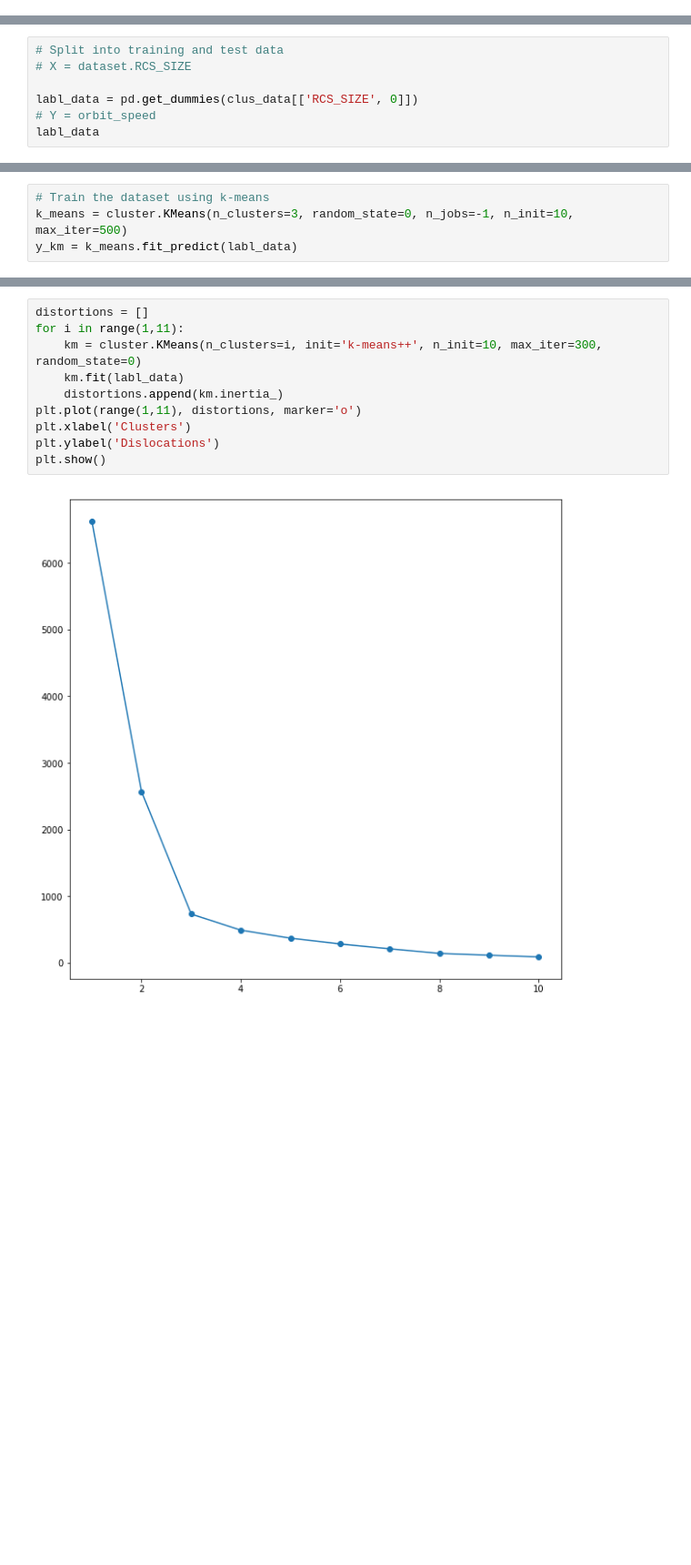
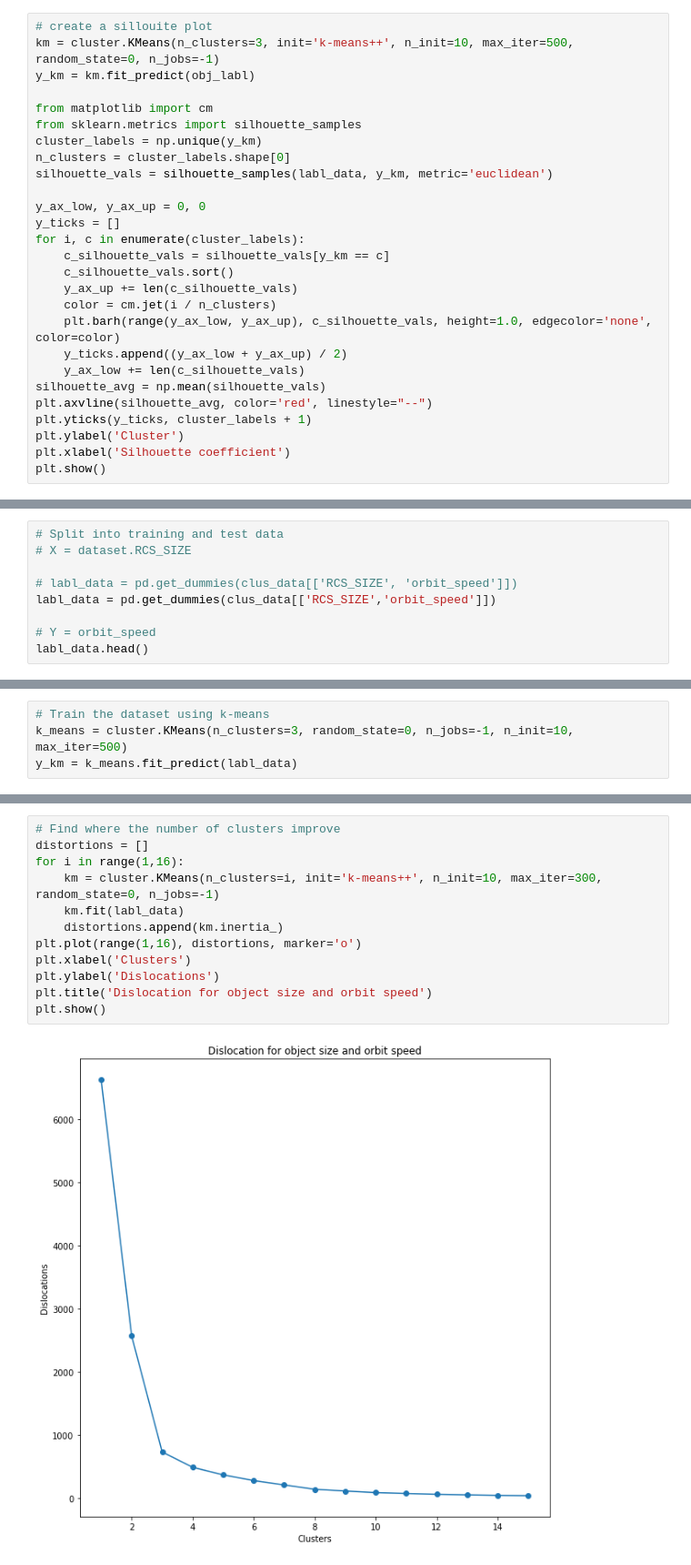
Before and after one commit to dkolosa/SpaceDebrisClassifier, a Jupyter notebook: SPclassifier.ipynb, the cells around one changed output, grey strips where cells are left out. Shown: that part at 91% size. Saved outputs shown, nothing was run; the diff lists cells and outputs as text; blank space fills up the shorter version.

```diff
--- a/SPclassifier.ipynb
+++ b/SPclassifier.ipynb
@@ -177,0 +185,27 @@ ValueError: could not convert string to float: 'MEDIUM'
+# %%
+# create a sillouite plot
+km = cluster.KMeans(n_clusters=3, init='k-means++', n_init=10, max_iter=500, random_state=0, n_jobs=-1)
+y_km = km.fit_predict(obj_labl)
+
+from matplotlib import cm
+from sklearn.metrics import silhouette_samples
+cluster_labels = np.unique(y_km)
+n_clusters = cluster_labels.shape[0]
+silhouette_vals = silhouette_samples(labl_data, y_km, metric='euclidean')
+
+y_ax_low, y_ax_up = 0, 0
+y_ticks = []
+for i, c in enumerate(cluster_labels):
+    c_silhouette_vals = silhouette_vals[y_km == c]
+    c_silhouette_vals.sort()
+    y_ax_up += len(c_silhouette_vals)
+    color = cm.jet(i / n_clusters)
+    plt.barh(range(y_ax_low, y_ax_up), c_silhouette_vals, height=1.0, edgecolor='none', color=color)
+    y_ticks.append((y_ax_low + y_ax_up) / 2)
+    y_ax_low += len(c_silhouette_vals)
+silhouette_avg = np.mean(silhouette_vals)
+plt.axvline(silhouette_avg, color='red', linestyle="--")
+plt.yticks(y_ticks, cluster_labels + 1)
+plt.ylabel('Cluster')
+plt.xlabel('Silhouette coefficient')
+plt.show()
@@ -179,7 +223,9 @@ ValueError: could not convert string to float: 'MEDIUM'
 # Split into training and test data
 # X = dataset.RCS_SIZE
 
-labl_data = pd.get_dummies(clus_data[['RCS_SIZE', 0]])
+# labl_data = pd.get_dummies(clus_data[['RCS_SIZE', 'orbit_speed']])
+labl_data = pd.get_dummies(clus_data[['RCS_SIZE','orbit_speed']])
+
 # Y = orbit_speed
-labl_data
+labl_data.head()
 # %% [output]
@@ -231,12 +261,14 @@ k_means.inertia_
 # %%
+# Find where the number of clusters improve
 distortions = []
-for i in range(1,11):
-    km = cluster.KMeans(n_clusters=i, init='k-means++', n_init=10, max_iter=300, random_state=0)
+for i in range(1,16):
+    km = cluster.KMeans(n_clusters=i, init='k-means++', n_init=10, max_iter=300, random_state=0, n_jobs=-1)
     km.fit(labl_data)
     distortions.append(km.inertia_)
-plt.plot(range(1,11), distortions, marker='o')
+plt.plot(range(1,16), distortions, marker='o')
 plt.xlabel('Clusters')
 plt.ylabel('Dislocations')
+plt.title('Dislocation for object size and orbit speed')
 plt.show()
 # %% [output]
-[figure, old version]
+[figure, new version]
```
Also changed, not shown: parts of 28 cells of this notebook, 7 other files.
